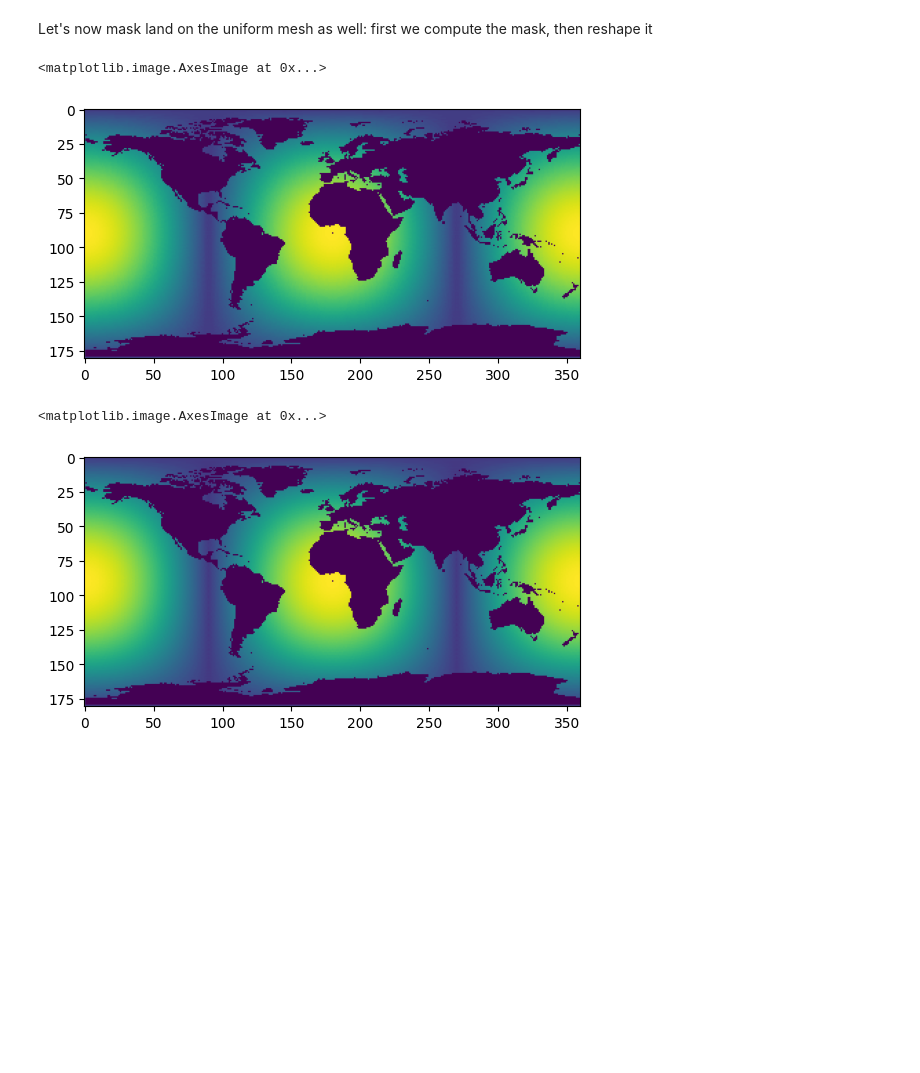
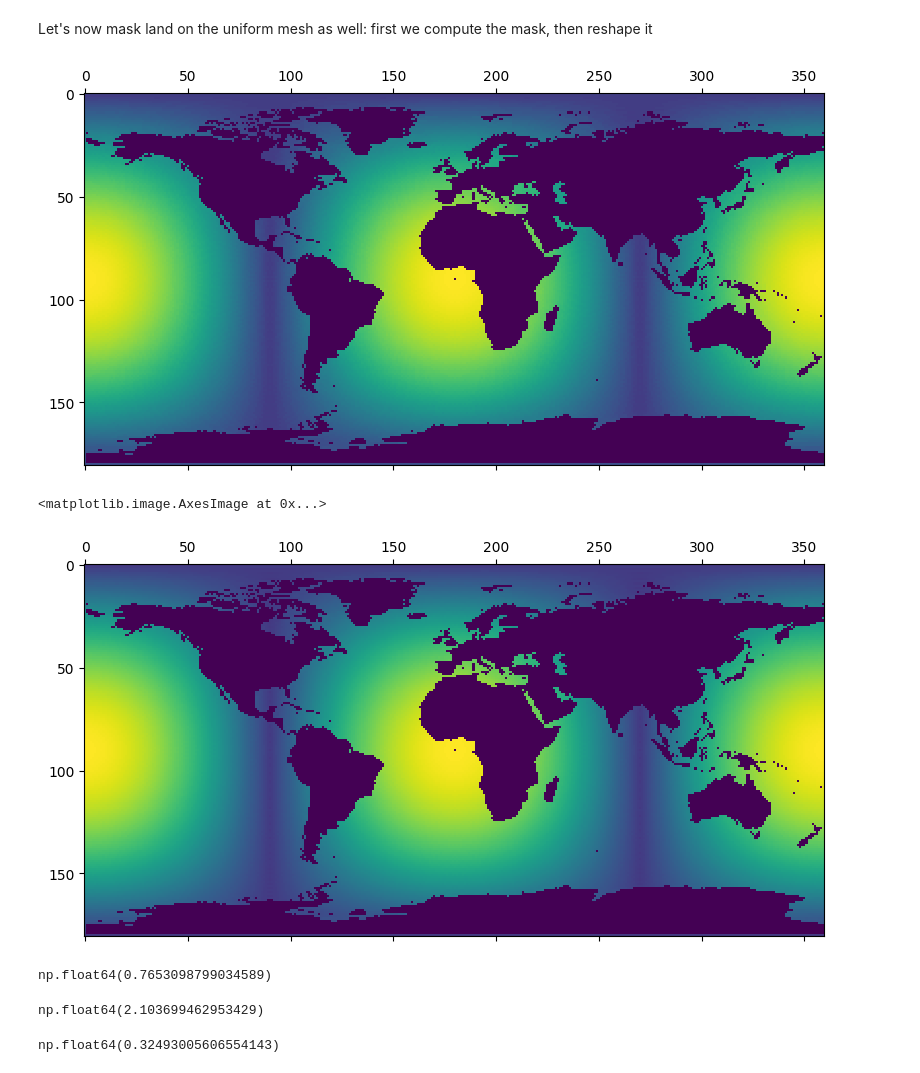
Before and after one commit to ayghri/sphedron, a Jupyter notebook: examples/icosphere_transfer.ipynb, the cells around one changed output. Cells and saved outputs as stored; diff of their text form; code cells hidden in the pictures; blank space fills up the shorter version.

```diff
--- a/examples/icosphere_transfer.ipynb
+++ b/examples/icosphere_transfer.ipynb
@@ -91,14 +97,12 @@ Let's now mask land on the uniform mesh as well: first we compute the mask, then
 uniform_mask = uni_mesh.reshape(get_mesh_landmask(uni_mesh))
 # %%
 uniform_values[uniform_mask] = -0.2
+weighed_uniform_values[uniform_mask] = -0.2
 # %%
-plt.imshow(uniform_values[::-1])
+plt.matshow(uniform_values[::-1])
+plt.show()
+plt.matshow(weighed_uniform_values[::-1])
 # %% [output]
+[figure, new version]
 <matplotlib.image.AxesImage at 0x...>
-[figure, old version]
+[figure, added]
-# %%
-w_uni_values[uniform_mask] = -0.2
-plt.imshow(w_uni_values[::-1])
-# %% [output]
-<matplotlib.image.AxesImage at 0x...>
-[figure, removed]
@@ -104,0 +111,8 @@ plt.imshow(w_uni_values[::-1])
+# %%
+np.linalg.norm((weighed_uniform_values-true_values)[~uniform_mask])
+# %% [output]
+np.float64(0.7653098799034589)
+# %%
+np.linalg.norm((uniform_values-true_values)[~uniform_mask])
+# %% [output]
+np.float64(2.103699462953429)
@@ -104,0 +135,4 @@ plt.imshow(w_uni_values[::-1])
+# %%
+np.linalg.norm((interpolated_values-true_values)[~uniform_mask])
+# %% [output]
+np.float64(0.32493005606554143)
```
Also changed, not shown: parts of 13 cells of this notebook, 26 other files.
